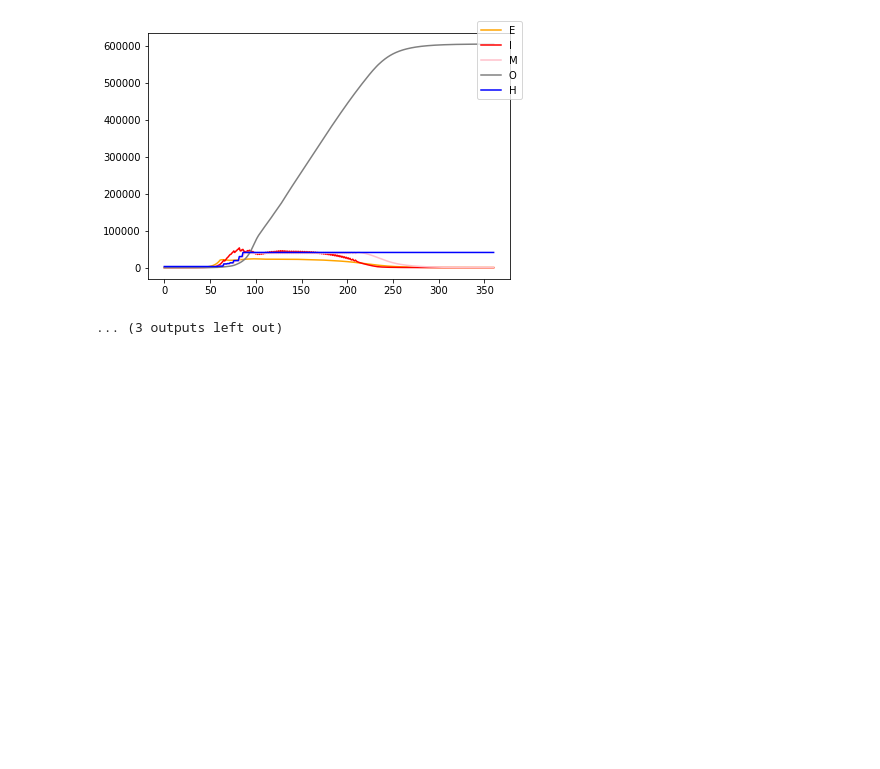
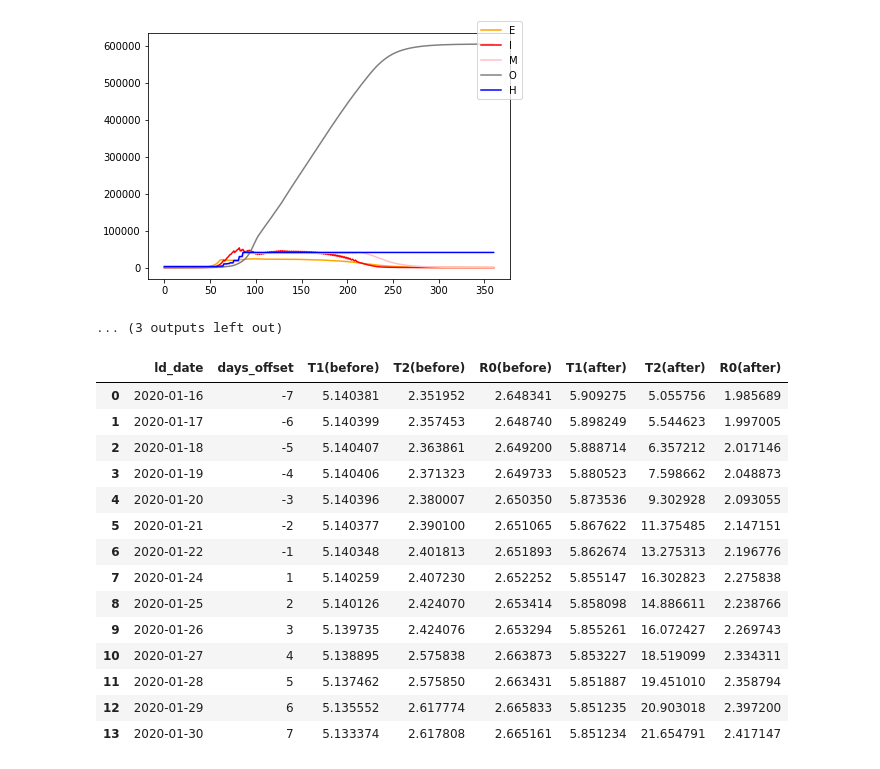
Before and after one commit to xiaohan2012/covid-19-code, a Jupyter notebook: delay-or-advance-lockdown.ipynb, the cells around one changed output. Cells and saved outputs as stored; diff of their text form; code cells hidden in the pictures; blank space fills up the shorter version.

```diff
--- a/delay-or-advance-lockdown.ipynb
+++ b/delay-or-advance-lockdown.ipynb
@@ -104,3 +104,56 @@ for dt, days, total in rows:
 [figure]
 [figure]
 ... (3 outputs left out)
+# %%
+def one_run_for_R0(delta_t, days_after_ld=30):
+    delta = timedelta(days=delta_t)
+    assumed_ld_date = lockdown_time + delta
+    days_to_p0 = (assumed_ld_date - p0_time).days
+    print('lockdown date',  assumed_ld_date)
+
+    bed_info_before_ld = [((d-p0_time).days, n) for d, n in bed_info_raw if d <= assumed_ld_date ]
+    params = Params(
+        initial_num_I=params_before.initial_num_I,
+        initial_num_E=params_before.initial_num_E,
+        initial_num_M=params_before.initial_num_M,
+        alpha=[(0, params_before.alpha), (days_to_p0, params_after.alpha)],
+        beta=[(0, params_before.beta), (days_to_p0, params_after.beta)],
+        mu_ei=params_before.mu_ei, mu_mo=params_before.mu_mo,
+        k_days=int(params_before.k_days)
+    )
+    _, _, _, aux = do_simulation(days_to_p0+days_after_ld, bed_info_before_ld, params, lockdown_day=days_to_p0)
+
+    return delta_t, assumed_ld_date, aux
+# %%
+days_after_ld = 30
+rows = Parallel(n_jobs=-1)(delayed(one_run_for_R0)(delta_t, days_after_ld) for  delta_t in  range(-7, 8) if delta_t != 0)
+# %%
+new_rows = []
+for delta_t, assumed_ld_date, aux in rows:
+    dt_str = assumed_ld_date.strftime('%Y-%m-%d')
+    r0_before = aux["R0_info_before_ld"]
+    r0_after =  aux["R0_info_after_ld"]
+    row = (assumed_ld_date, delta_t) + aux["R0_info_before_ld"] + aux["R0_info_after_ld"]
+    new_rows.append(row)
+df = pd.DataFrame(new_rows, columns=['ld_date', 'days_offset',
+                                'T1(before)', 'T2(before)', 'R0(before)',
+                                'T1(after)', 'T2(after)', 'R0(after)'])
+df.to_csv('output/tbl/advance-or-delay-lockdown/R0-before-and-after-lockdown.csv', index=None)
+# %%
+df
+# %% [output]
+|  | ld_date | days_offset | T1(before) | T2(before) | R0(before) | T1(after) | T2(after) | R0(after) |
+| 0 | 2020-01-16 | -7 | 5.140381 | 2.351952 | 2.648341 | 5.909275 | 5.055756 | 1.985689 |
+| 1 | 2020-01-17 | -6 | 5.140399 | 2.357453 | 2.648740 | 5.898249 | 5.544623 | 1.997005 |
+| 2 | 2020-01-18 | -5 | 5.140407 | 2.363861 | 2.649200 | 5.888714 | 6.357212 | 2.017146 |
+| 3 | 2020-01-19 | -4 | 5.140406 | 2.371323 | 2.649733 | 5.880523 | 7.598662 | 2.048873 |
+| 4 | 2020-01-20 | -3 | 5.140396 | 2.380007 | 2.650350 | 5.873536 | 9.302928 | 2.093055 |
+| 5 | 2020-01-21 | -2 | 5.140377 | 2.390100 | 2.651065 | 5.867622 | 11.375485 | 2.147151 |
+| 6 | 2020-01-22 | -1 | 5.140348 | 2.401813 | 2.651893 | 5.862674 | 13.275313 | 2.196776 |
+| 7 | 2020-01-24 | 1 | 5.140259 | 2.407230 | 2.652252 | 5.855147 | 16.302823 | 2.275838 |
+| 8 | 2020-01-25 | 2 | 5.140126 | 2.424070 | 2.653414 | 5.858098 | 14.886611 | 2.238766 |
+| 9 | 2020-01-26 | 3 | 5.139735 | 2.424076 | 2.653294 | 5.855261 | 16.072427 | 2.269743 |
+| 10 | 2020-01-27 | 4 | 5.138895 | 2.575838 | 2.663873 | 5.853227 | 18.519099 | 2.334311 |
+| 11 | 2020-01-28 | 5 | 5.137462 | 2.575850 | 2.663431 | 5.851887 | 19.451010 | 2.358794 |
+| 12 | 2020-01-29 | 6 | 5.135552 | 2.617774 | 2.665833 | 5.851235 | 20.903018 | 2.397200 |
+| 13 | 2020-01-30 | 7 | 5.133374 | 2.617808 | 2.665161 | 5.851234 | 21.654791 | 2.417147 |
```
Also changed, not shown: parts of 2 cells of this notebook, 6 other files.
